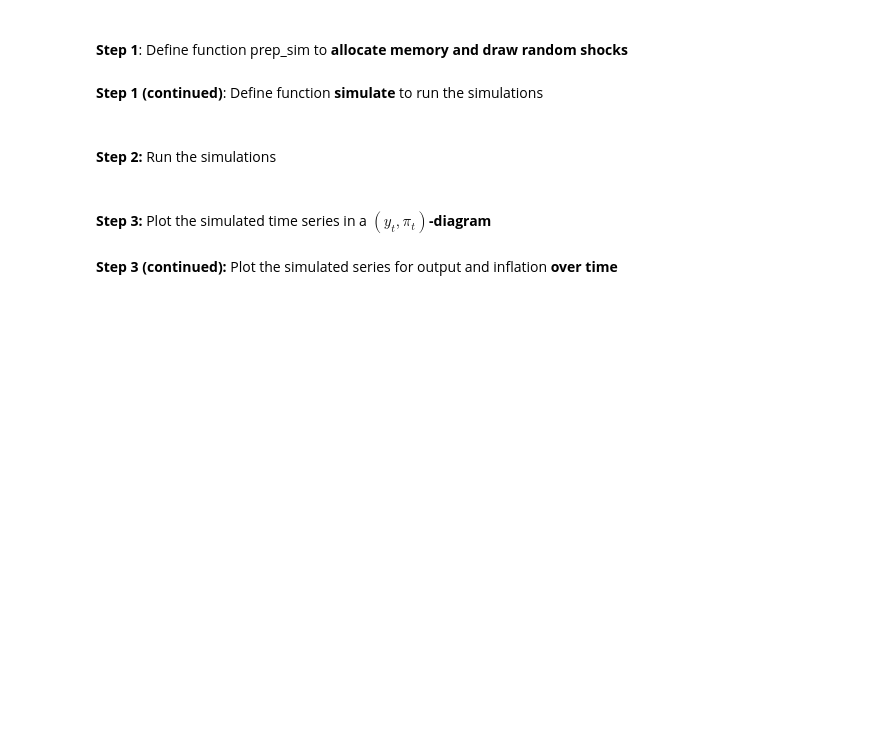
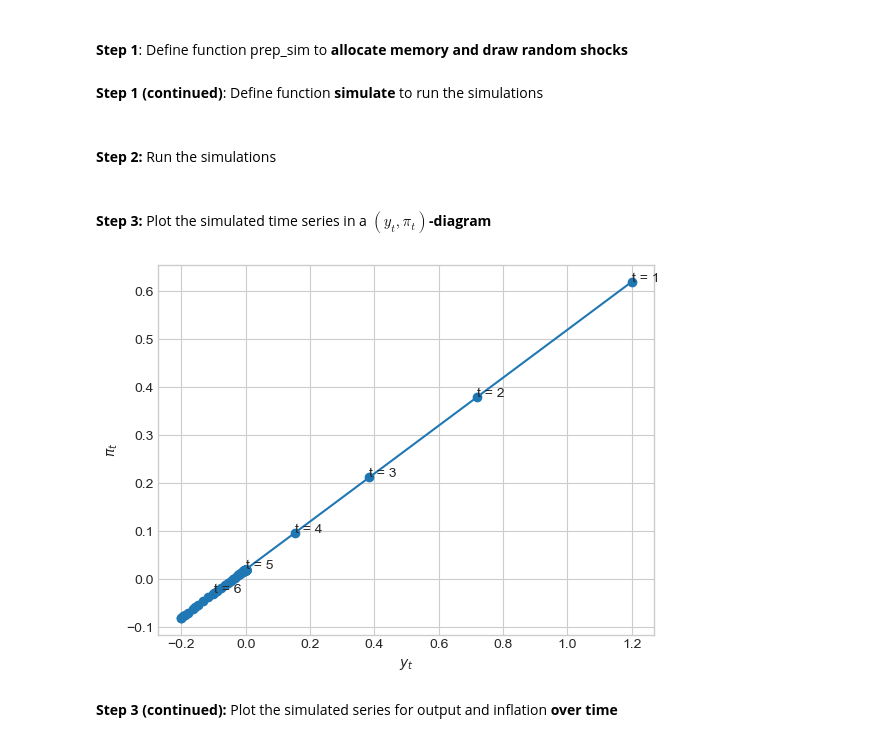
Before and after one commit to chr0torp/makro, a Jupyter notebook: ASAD2_questions.ipynb, the cells around one changed output. Cells and saved outputs as stored; diff of their text form; code cells hidden in the pictures; blank space fills up the shorter version.

```diff
--- a/ASAD2_questions.ipynb
+++ b/ASAD2_questions.ipynb
@@ -300,18 +300,20 @@ def simulate(par,sim,T):
 
     for t in range(1,T):
 
+        er_lag = sim['er'][t-1]
+
         # a. shocks
         sim['z'][t] = par['delta']*sim ['z'][t-1] + par['sigma_x']*sim['x_raw'][t]
         sim['s'][t] = par['omega']*sim ['s'][t-1] + par['sigma_c']*sim['c_raw'][t]
 
         # b. output
-        sim['y'][t] = y_eq_func(...)
+        sim['y'][t] = y_eq_func(er_lag, sim['z'][t], sim['s'][t])
 
         # c. inflation
-        sim['pi'][t] = pi_eq_func(...)
+        sim['pi'][t] = pi_eq_func(er_lag, sim['z'][t], sim['s'][t])
 
         # d. real exchange rate
-        sim['er'][t] = ...
+        sim['er'][t] = er_lag + par['pif'] - sim['pi'][t]
 # %% [markdown]
 <br>
 
@@ -321,3 +321,19 @@ def simulate(par,sim,T):
+# %%
+# your code here
+
+# a. settings: number of periods to simulate
+T = 100
+
+# b. prepare simulation
+sim = prep_sim(par,T)
+
+# c. define (overwrite) shock sequences. We want a one time, one standard deviation increase in x_t in period 1 only
+sim['x_raw'][:] = 0
+sim['c_raw'][:] = 0
+sim ['x_raw'][1] = 1
+
+# d. run simulation
+simulate(par,sim,T)
 # %% [markdown]
 <br>
 
@@ -327,2 +341,14 @@ def simulate(par,sim,T):
+# %%
+# your code here
+
+fig = plt.figure()
+ax = fig.add_subplot(1,1,1)
+ax.plot(sim['y'][1:],sim['pi'][1:],ls='-',marker='o')
+ax.set_xlabel('$y_t$')
+ax.set_ylabel('$\pi_t$');
+for i in range(1,7):
+    ax.text(sim['y'][i],sim['pi'][i]+0.0002,f't = {i}')
+# %% [output]
+[figure, added]
 # %% [markdown]
 **Step 3 (continued):** Plot the simulated series for output and inflation **over time**
```
Also changed, not shown: parts of 8 cells of this notebook, 1 other file.
